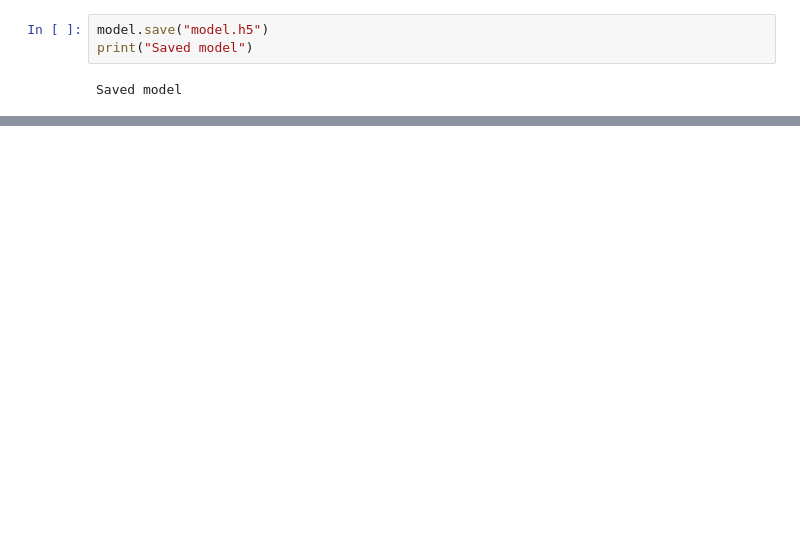
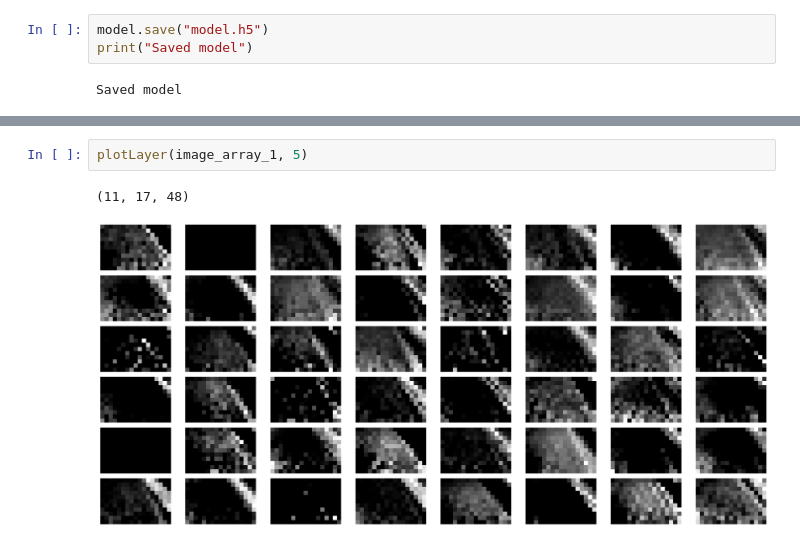
Before and after one commit to kaiulrich/kulrich_CarND-Behavioral-Cloning-P3, a Jupyter notebook: CarND-Behavioral-Cloning-P3.ipynb, the cells around one changed output, grey strips where cells are left out. Saved outputs shown, nothing was run; the diff lists cells and outputs as text; blank space fills up the shorter version.

```diff
--- a/CarND-Behavioral-Cloning-P3.ipynb
+++ b/CarND-Behavioral-Cloning-P3.ipynb
@@ -318,0 +370,5 @@ print(y[0])
+# %%
+plotLayer(image_array_1, 5)
+# %% [output]
+(11, 17, 48)
+[figure, added]
```
Also changed, not shown: parts of 13 cells of this notebook.
